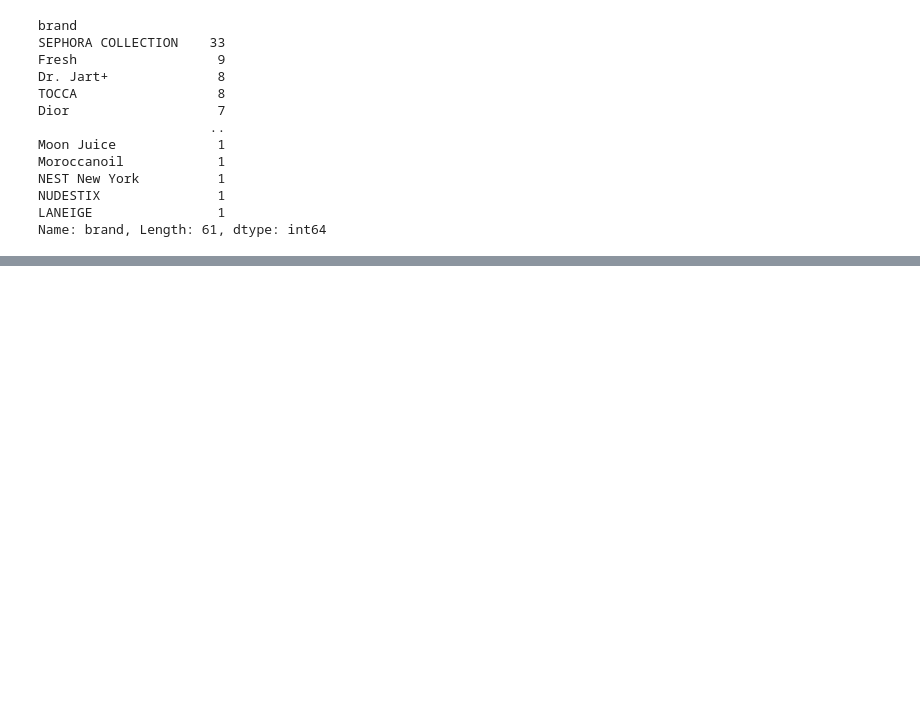
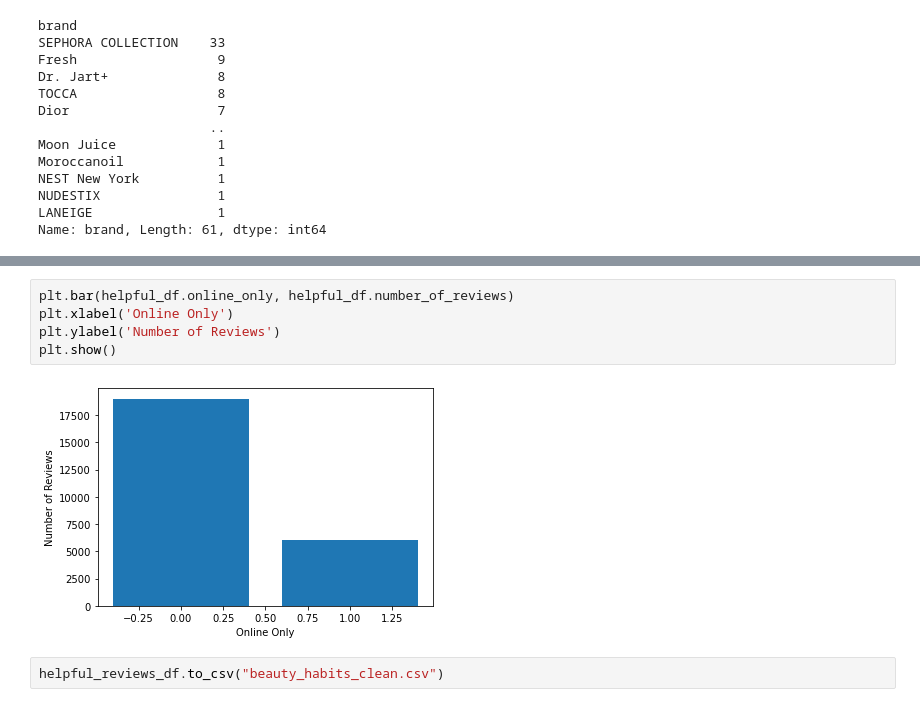
Before and after one commit to smjuni/Beauty_Habits, a Jupyter notebook: Sephora_Beauty_Habits.ipynb, the cells around one changed output, grey strips where cells are left out. Saved outputs shown, nothing was run; the diff lists cells and outputs as text; blank space fills up the shorter version.

```diff
--- a/Sephora_Beauty_Habits.ipynb
+++ b/Sephora_Beauty_Habits.ipynb
@@ -582,0 +594,9 @@ Name: MarketingFlags_content, dtype: int64
+# %%
+plt.bar(helpful_df.online_only, helpful_df.number_of_reviews)
+plt.xlabel('Online Only')
+plt.ylabel('Number of Reviews')
+plt.show()
+# %% [output]
+[figure, added]
+# %%
+helpful_reviews_df.to_csv("beauty_habits_clean.csv")
```
Also changed, not shown: parts of 20 cells of this notebook, 2 other files.
